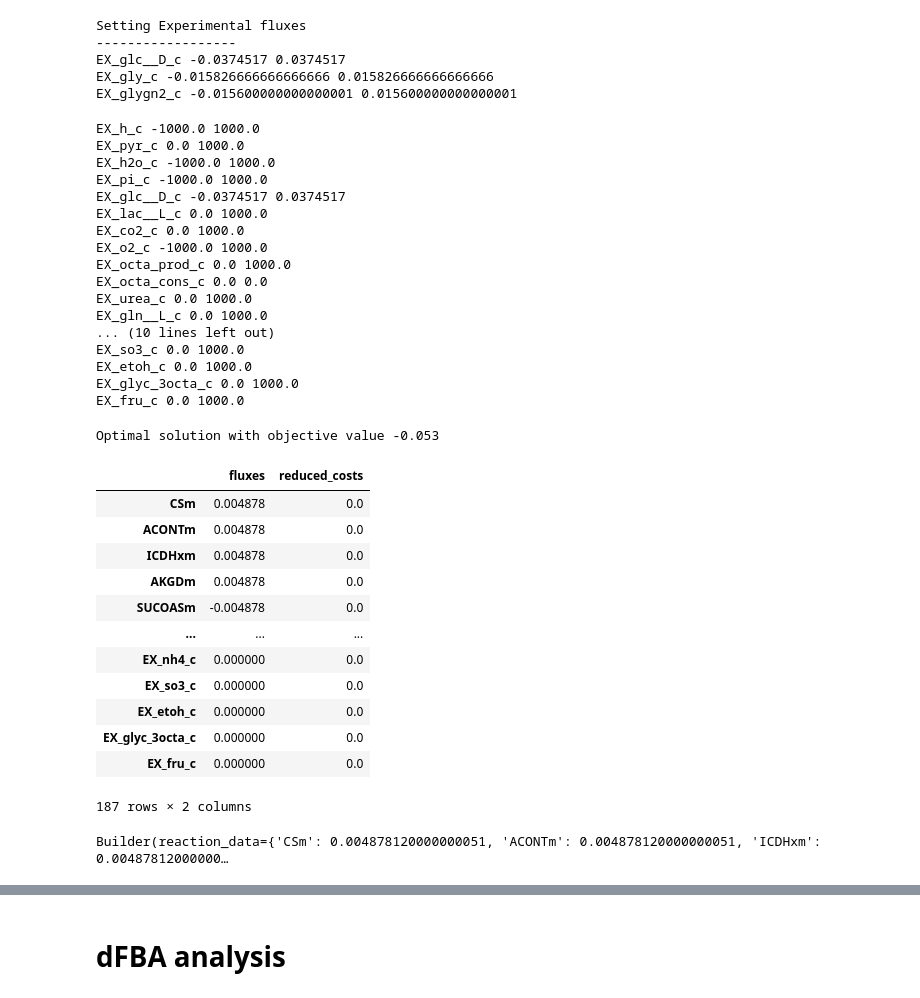
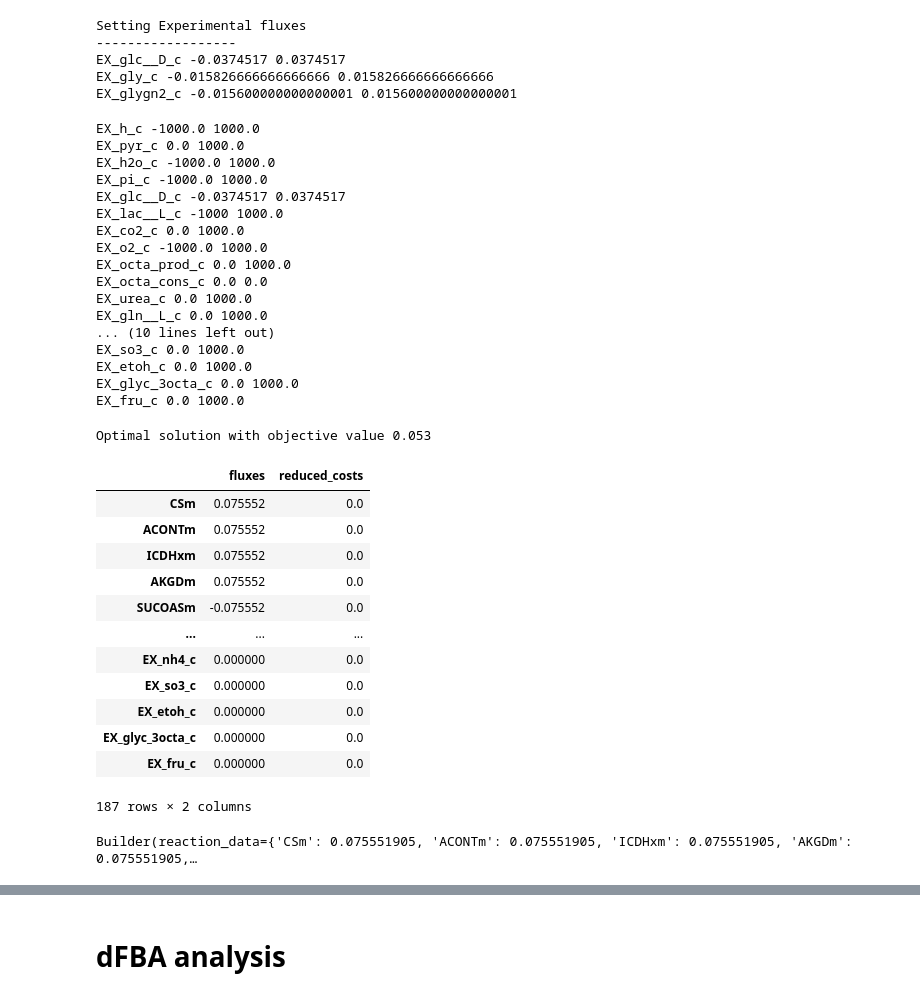
Before and after one commit to Sicily-maker/LiverModel, a Jupyter notebook: 0.0.1_big_core_model_MASS.ipynb, the cells around one changed output, grey strips where cells are left out. Drawn from its saved outputs; the diff is of its cells as text; code cells hidden in the pictures.

```diff
--- a/0.0.1_big_core_model_MASS.ipynb
+++ b/0.0.1_big_core_model_MASS.ipynb
@@ -247,6 +247,9 @@ Setting Experimental fluxes
 EX_glc__D_c -0.0374517 0.0374517
 EX_gly_c -0.015826666666666666 0.015826666666666666
 EX_glygn2_c -0.015600000000000001 0.015600000000000001
+# %%
+trial.reactions.EX_lac__L_c.lower_bound = -1000
+# trial.reactions.EX_glygn2_c.upper_bound = 0
 # %%
 for r in trial.reactions:
     if 'EX_' in r.id:
@@ -258,7 +261,7 @@ EX_pyr_c 0.0 1000.0
 EX_h2o_c -1000.0 1000.0
 EX_pi_c -1000.0 1000.0
 EX_glc__D_c -0.0374517 0.0374517
-EX_lac__L_c 0.0 1000.0
+EX_lac__L_c -1000 1000.0
 EX_co2_c 0.0 1000.0
 EX_o2_c -1000.0 1000.0
 EX_octa_prod_c 0.0 1000.0
@@ -301,21 +304,21 @@ EX_fru_c 0.0 1000.0
 # %%
 dual_objective = trial.problem.Objective(
     -trial.reactions.EX_glc__D_c.flux_expression+
     trial.reactions.EX_glygn2_c.flux_expression,
-    direction='min')
+    direction='max')
 trial.objective = dual_objective
 solution = trial.optimize(objective_sense='maximise')
 # try adding ratios of glycogen to glucose in objective function
 # try making the flux reactons of PGI, GLUT2,
 solution
 # %% [output]
-Optimal solution with objective value -0.053
+Optimal solution with objective value 0.053
 |  | fluxes | reduced_costs |
-| CSm | 0.004878 | 0.0 |
-| ACONTm | 0.004878 | 0.0 |
-| ICDHxm | 0.004878 | 0.0 |
-| AKGDm | 0.004878 | 0.0 |
-| SUCOASm | -0.004878 | 0.0 |
+| CSm | 0.075552 | 0.0 |
+| ACONTm | 0.075552 | 0.0 |
+| ICDHxm | 0.075552 | 0.0 |
+| AKGDm | 0.075552 | 0.0 |
+| SUCOASm | -0.075552 | 0.0 |
 | ... | ... | ... |
 | EX_nh4_c | 0.000000 | 0.0 |
 | EX_so3_c | 0.000000 | 0.0 |
@@ -342,4 +345,4 @@ escher_builder = escher.Builder(
 # Display map in notebook
 escher_builder
 # %% [output]
-Builder(reaction_data={'CSm': 0.004878120000000051, 'ACONTm': 0.004878120000000051, 'ICDHxm': 0.00487812000000…
+Builder(reaction_data={'CSm': 0.075551905, 'ACONTm': 0.075551905, 'ICDHxm': 0.075551905, 'AKGDm': 0.075551905,…
```
Also changed, not shown: parts of 51 cells of this notebook, 4 other files.
